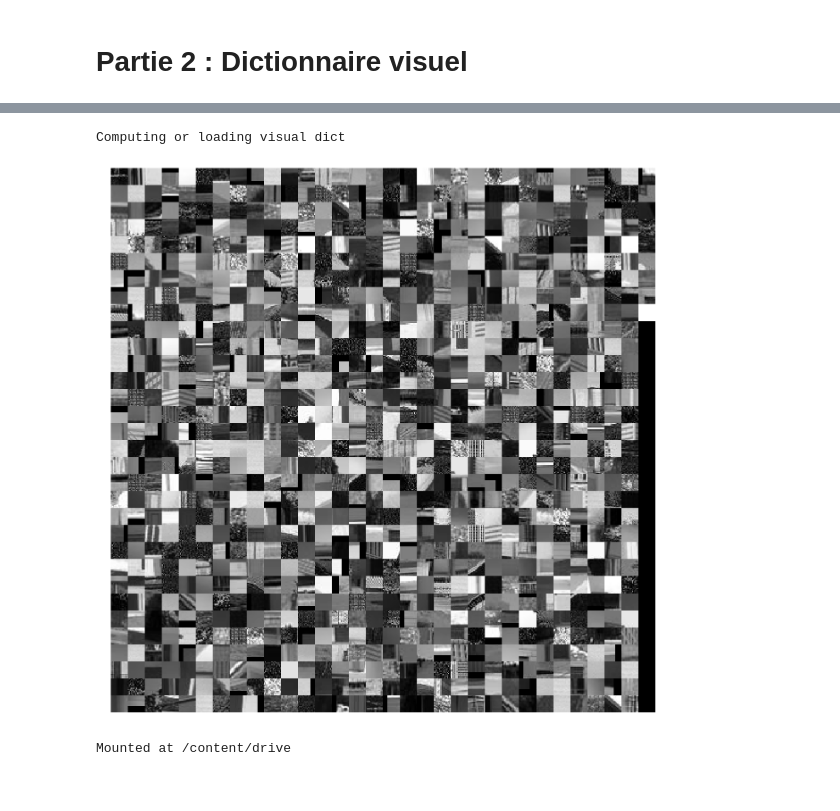
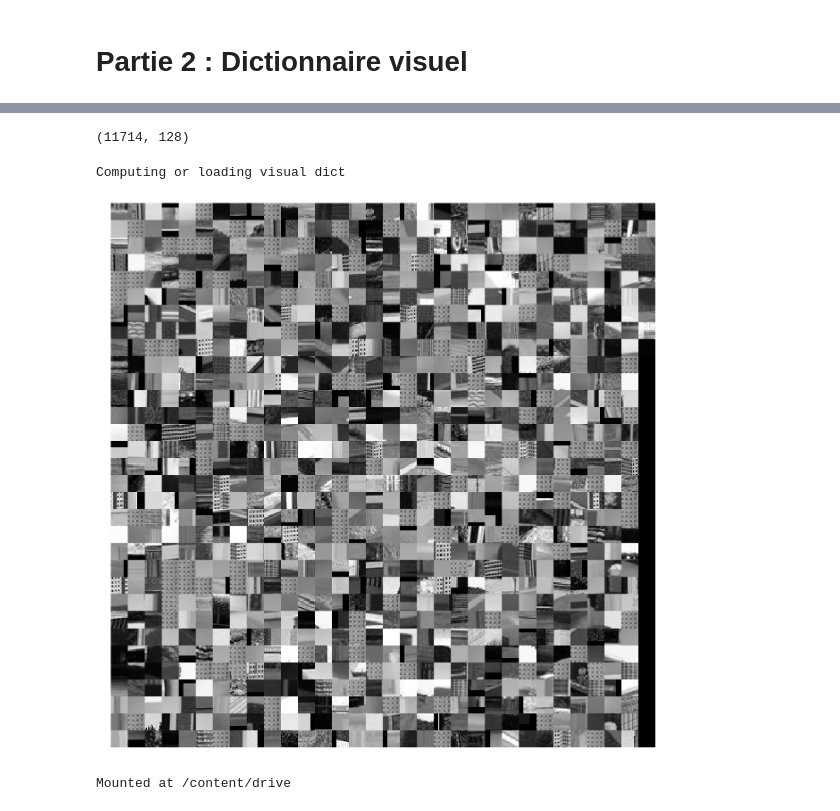
Before and after one commit to IssamBenamara/SIFT_BOW, a Jupyter notebook: TP1_2.ipynb, the cells around one changed output, grey strips where cells are left out. Cells and saved outputs as stored; diff of their text form; code cells hidden in the pictures.

```diff
--- a/TP1_2.ipynb
+++ b/TP1_2.ipynb
@@ -128,11 +128,13 @@ def compute_sift_image(I):
     x, y = dense_sampling(I)
     im = auto_padding(I)
 
-    # TODO calculs communs aux patchs
-    sifts = np.zeros(len(x), len(y), 128)
+    sifts = np.zeros((len(x), len(y), 128))
+    Gn, Go = compute_grad_mod_ori(im)
     for i, xi in enumerate(x):
         for j, yj in enumerate(y):
-            sifts[i, j, :] = None # TODO SIFT du patch de coordonnee (xi, yj)
+            Gn_region = Gn[xi:xi+16,yj:yj+16]
+            Go_region = Go[xi:xi+16,yj:yj+16]
+            sifts[i, j, :] = compute_sift_region(Gn_region, Go_region) # TODO SIFT du patch de coordonnee (xi, yj)
     return sifts
 # %% [markdown]
 # Partie 2 : Dictionnaire visuel
@@ -162,0 +162,5 @@ Computing or loading SIFTs
+# %%
+sift = sifts_list_by_image
+dim_sift = sift[0].shape[-1]
+# %%
+sift = [s.reshape(-1, dim_sift) for s in sift]
@@ -163,3 +207,12 @@ Computing or loading SIFTs
+# %%
+sift = np.concatenate(sift, axis=0)
+keep = ~np.all(sift==0, axis=1)
+sift = sift[keep]
+ids, _ = compute_split(sift.shape[0], pc=0.05)
+sift = sift[ids]
+sift.shape
+# %% [output]
+(11714, 128)
 # %%
 # Code here the `compute_visual_dict` function
 from sklearn import metrics
@@ -188,18 +241,18 @@ Computing or loading visual dict
 # %%
 # Study of the dict
 from scipy.spatial import distance_matrix
 
-regions, sifts = get_regions_and_sifts(dir_sc, np.random.choice(inames, 30)) # Compute SIFT and regions from 30 random images
+regions, sifts = get_regions_and_sifts(dir_sc, np.random.choice(inames, 100)) # Compute SIFT and regions from 30 random images
 dm = distance_matrix(vidct,sifts)
 ids = np.argmin(dm,axis=1)
 display_images(regions[ids])
 
 # TODO visually analyze the dict through similar example regions
 #
 # Ideally, create `vdregions`, a numpy array of size 1001 x 16 x 16 where each of the 1001 elements is a
 # "prototype" patch that is very close to the cluster center
 # %% [output]
-[figure, old version]
+[figure, new version]
 # %%
 !zip -r data.zip data
 # %%
```
Also changed, not shown: parts of 15 cells of this notebook.
